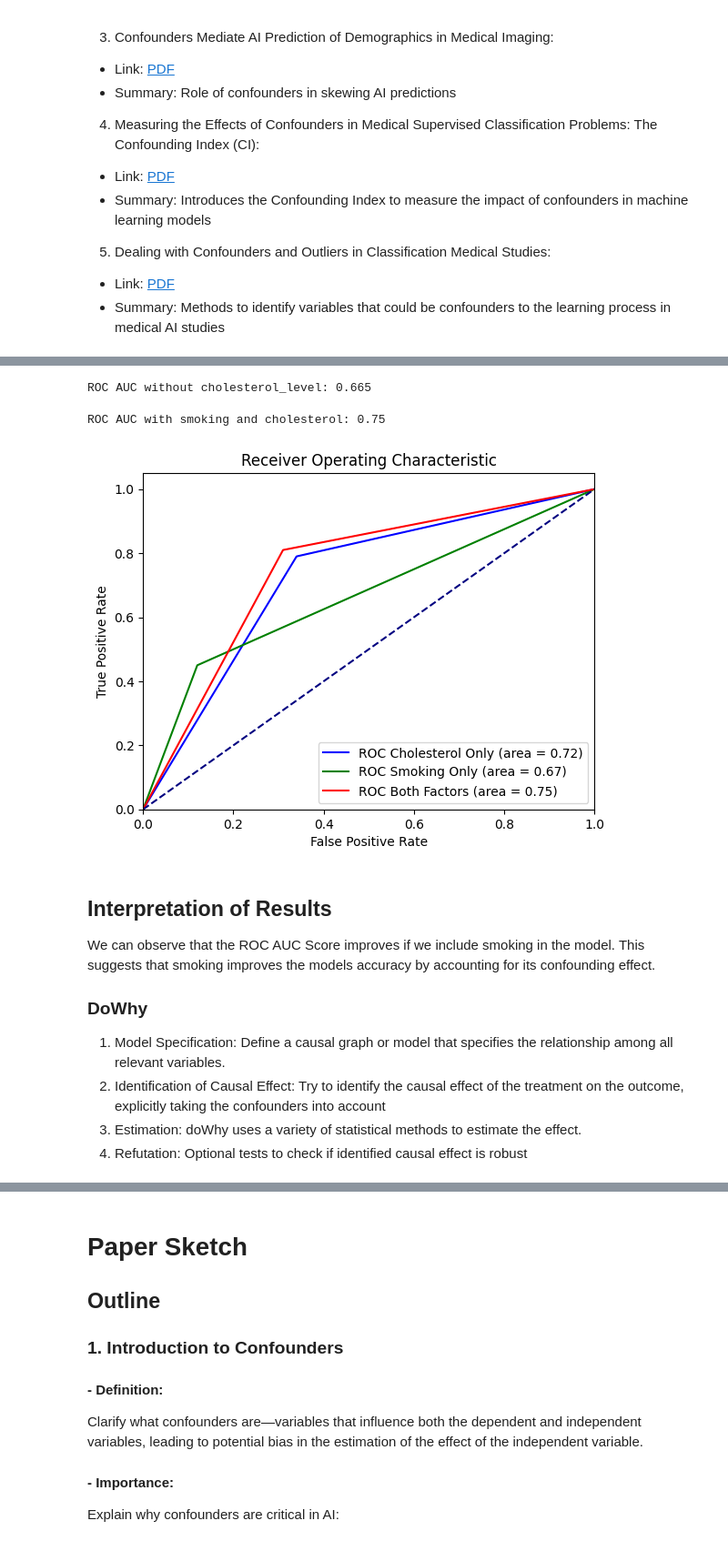
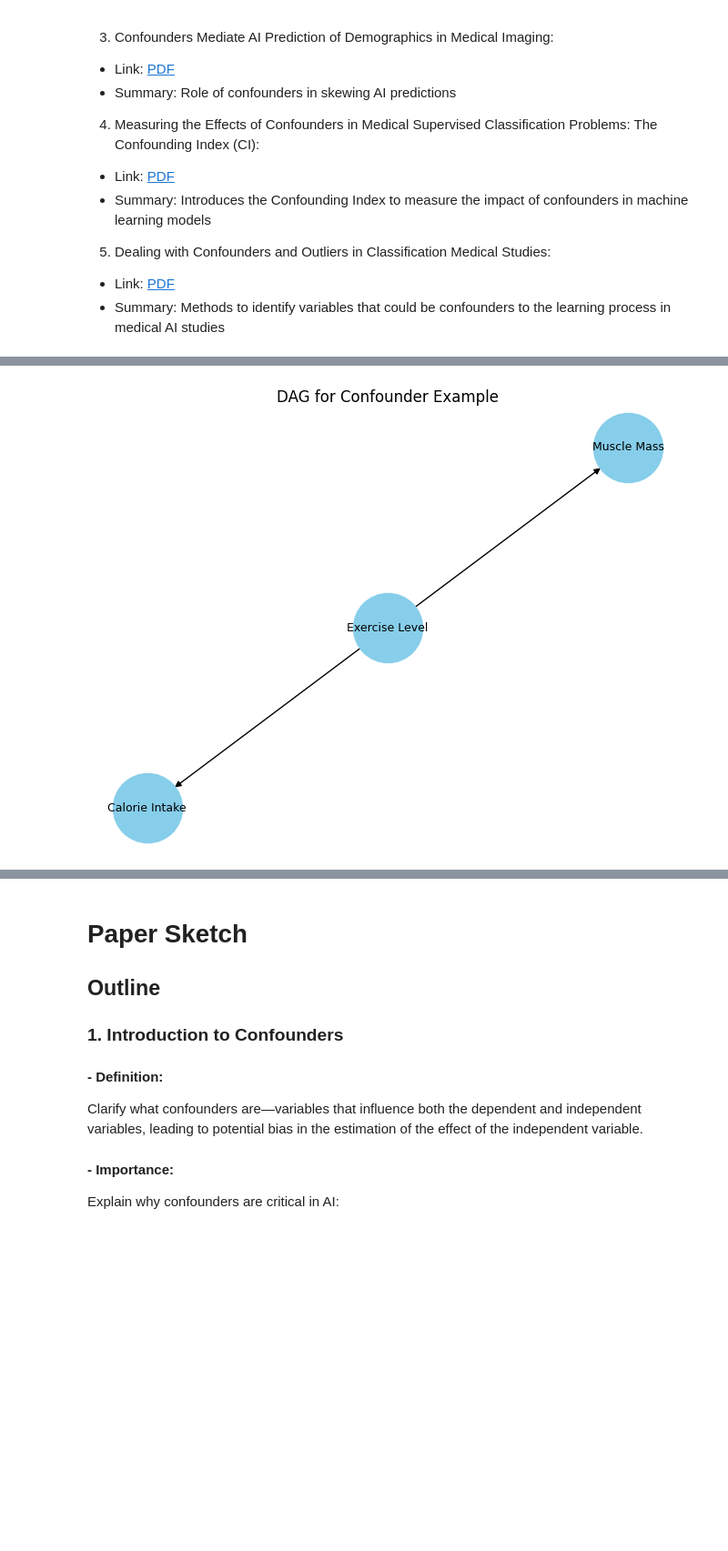
Before and after one commit to MaxiStahl1992/advanced-workbook-code, a Jupyter notebook: task3_full.ipynb, the cells around one changed output, grey strips where cells are left out. Shown at 91% size. Saved outputs shown, nothing was run; the diff lists cells and outputs as text; code cells hidden in the pictures; blank space fills up the shorter version.

```diff
--- a/task3_full.ipynb
+++ b/task3_full.ipynb
@@ -116,59 +52,10 @@ ROC AUC without smoking: 0.7249999999999999
-# %%
-# model without smoking
-X = data[['smoking']]
-y = data['cvd_risk']
-X_train, X_test, y_train, y_test = train_test_split(X, y, test_size=0.2, random_state=73)
-
-model = LogisticRegression()
-model.fit(X_train, y_train)
-preds_smoking = model.predict(X_test)
-roc_auc = roc_auc_score(y_test, preds_smoking)
-print("ROC AUC without cholesterol_level:", roc_auc)
-# %% [output]
-ROC AUC without cholesterol_level: 0.665
-# %%
-# Model with smoking as a confounder
-X = data[['cholesterol_level', 'smoking']]
-y = data['cvd_risk']
-X_train, X_test, y_train, y_test = train_test_split(X, y, test_size=0.2, random_state=73)
-
-model = LogisticRegression()
-model.fit(X_train, y_train)
-preds_both = model.predict(X_test)
-roc_auc = roc_auc_score(y_test, preds_both)
-print("ROC AUC with smoking and cholesterol:", roc_auc)
-# %% [output]
-ROC AUC with smoking and cholesterol: 0.75
-# %%
-fpr_c, tpr_c, _ = roc_curve(y_test, preds_cholesterol)
-fpr_s, tpr_s, _ = roc_curve(y_test, preds_smoking)
-fpr_b, tpr_b, _ = roc_curve(y_test, preds_both)
-
-roc_auc_c = auc(fpr_c, tpr_c)
-roc_auc_s = auc(fpr_s, tpr_s)
-roc_auc_b = auc(fpr_b, tpr_b)
-
-plt.figure()
-plt.plot(fpr_c, tpr_c, color='blue', label='ROC Cholesterol Only (area = %0.2f)' % roc_auc_c)
-plt.plot(fpr_s, tpr_s, color='green', label='ROC Smoking Only (area = %0.2f)' % roc_auc_s)
-plt.plot(fpr_b, tpr_b, color='red', label='ROC Both Factors (area = %0.2f)' % roc_auc_b)
-
-plt.plot([0, 1], [0, 1], color='navy', linestyle='--')
-plt.xlim([0.0, 1.0])
-plt.ylim([0.0, 1.05])
-plt.xlabel('False Positive Rate')
-plt.ylabel('True Positive Rate')
-plt.title('Receiver Operating Characteristic')
-plt.legend(loc="lower right")
-plt.show()
-# %% [output]
-[figure, removed]
-# %% [markdown]
-## Interpretation of Results
-We can observe that the ROC AUC Score improves if we include smoking in the model. This suggests that smoking improves the models accuracy by accounting for its confounding effect.
-
-### DoWhy
-1. Model Specification: Define a causal graph or model that specifies the relationship among all relevant variables.
-2. Identification of Causal Effect: Try to identify the causal effect of the treatment on the outcome, explicitly taking the confounders into account
-3. Estimation: doWhy uses a variety of statistical methods to estimate the effect.
-4. Refutation: Optional tests to check if identified causal effect is robust
+# %%
+G = nx.DiGraph()
+G.add_edges_from([("Exercise Level", "Muscle Mass"), ("Exercise Level", "Calorie Intake")])
+
+pos = nx.spring_layout(G)
+nx.draw(G, pos, with_labels=True, node_size=3000, node_color='skyblue', edge_color='k', linewidths=1, font_size=9)
+plt.title('DAG for Confounder Example')
+plt.show()
+# %% [output]
+[figure, added]
```
Also changed, not shown: parts of 20 cells of this notebook, 1 other file.
